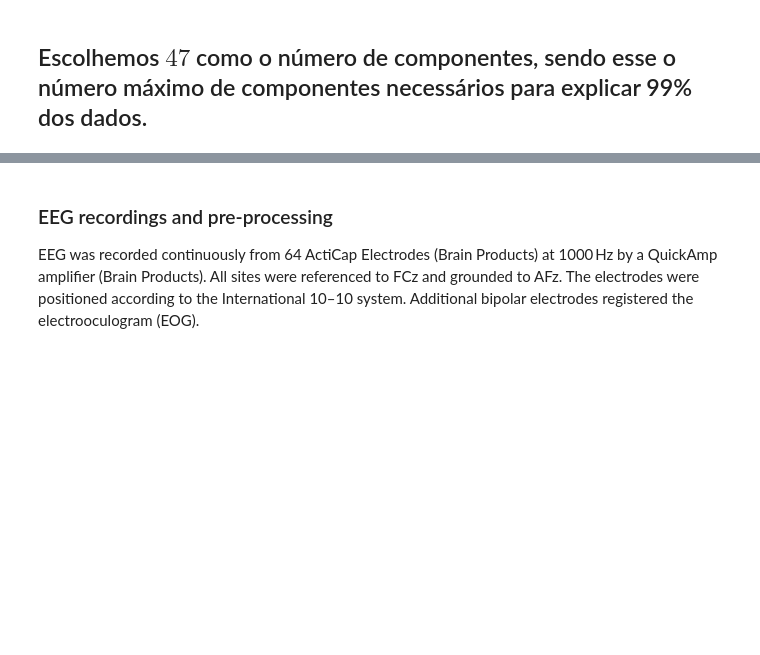
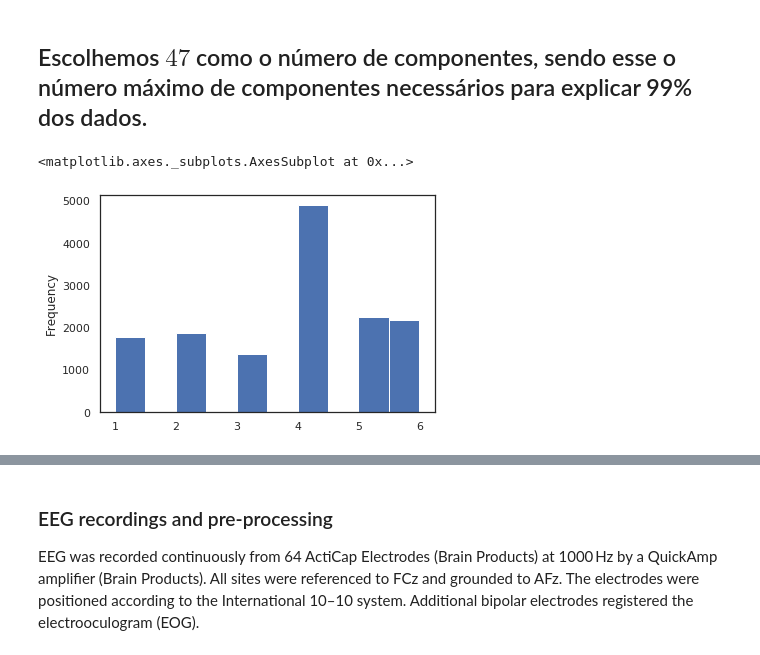
Before and after one commit to bruAristimunha/Across-Modalities, a Jupyter notebook: notebook/Original-Proposal.ipynb, the cells around one changed output, grey strips where cells are left out. Drawn from its saved outputs; the diff is of its cells as text; code cells hidden in the pictures; blank space fills up the shorter version.

Commit message:
Adding framework to doing 5 figure

```diff
--- a/notebook/Original-Proposal.ipynb
+++ b/notebook/Original-Proposal.ipynb
@@ -365,0 +414,2 @@ def make_Classification(df):
+# %%
+plotar = pd.DataFrame(merge)
@@ -365,0 +418,5 @@ def make_Classification(df):
+# %%
+plotar[0] = plotar[0].astype(int)
+plotar[1] = plotar[1].astype(int)
+# %%
+plotar.columns = ['Predicted Bin','Real Bin','Modality','Exposures']
@@ -365,0 +426,16 @@ def make_Classification(df):
+# %%
+exposicao1 = plotar[plotar['Exposures']=='E1']
+
+exposicao1_aud = exposicao1[exposicao1['Modality']=='Auditory']
+exposicao1_vis = exposicao1[exposicao1['Modality']=='Visual']
+
+
+exposicao2 = plotar[plotar['Exposures']=='E2']
+
+exposicao2_aud = exposicao2[exposicao2['Modality']=='Auditory']
+exposicao2_vis = exposicao2[exposicao2['Modality']=='Visual']
+# %%
+exposicao1_aud['Predicted Bin'].plot.hist()
+# %% [output]
+<matplotlib.axes._subplots.AxesSubplot at 0x...>
+[figure, added]
```
Also changed, not shown: parts of 17 cells of this notebook.
